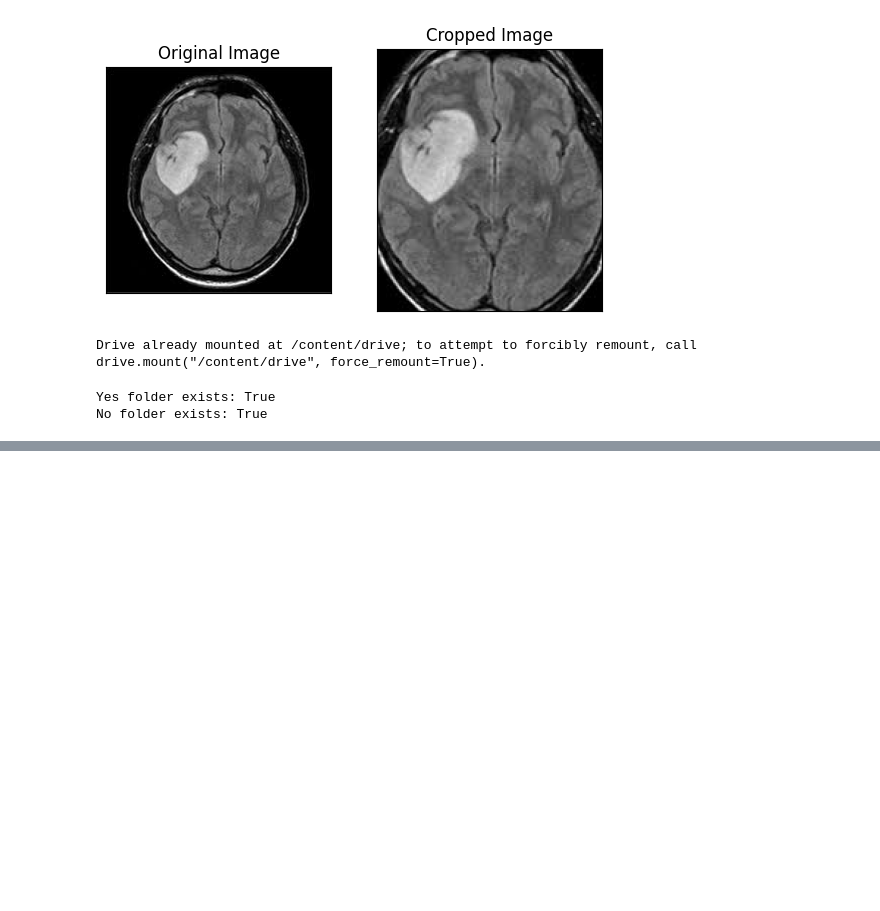
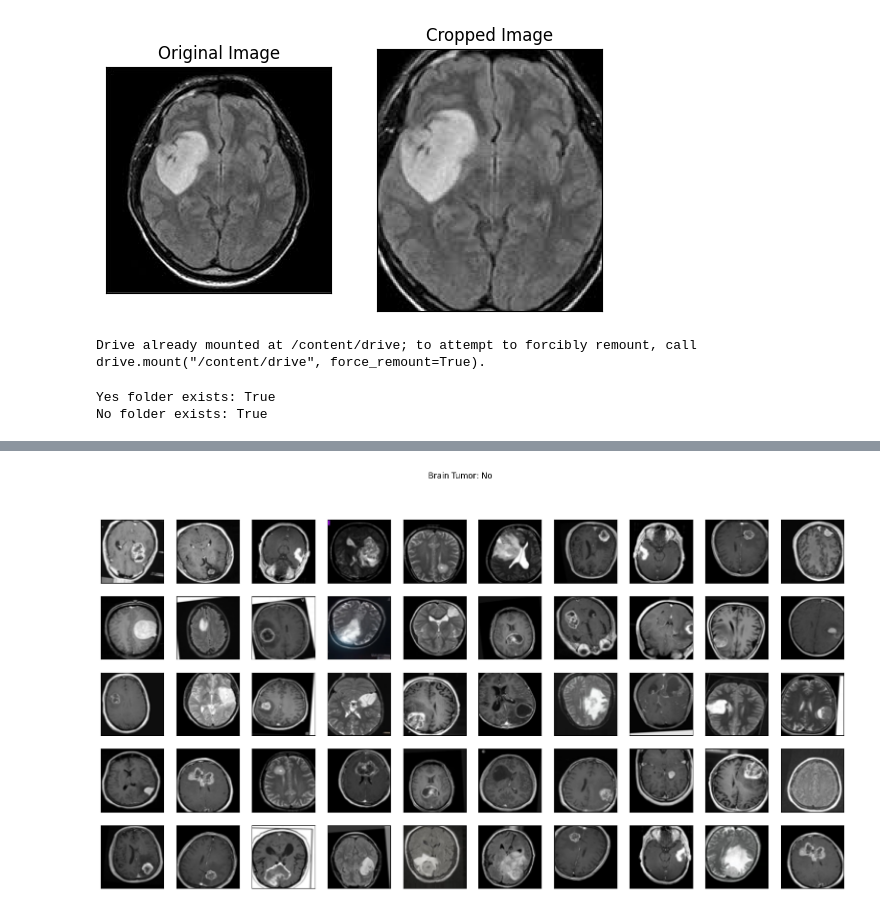
Before and after one commit to Talha-shariff/Braintumor_detection, a Jupyter notebook: btd.ipynb, the cells around one changed output, grey strips where cells are left out. Saved outputs shown, nothing was run; the diff lists cells and outputs as text; code cells hidden in the pictures; blank space fills up the shorter version.

```diff
--- a/btd.ipynb
+++ b/btd.ipynb
@@ -183,0 +174,93 @@ y shape is: (140, 1)
+# %%
+import os
+import numpy as np
+from PIL import Image
+import matplotlib.pyplot as plt
+
+# Step 1: Define the load_data function
+def load_data(directories, target_size):
+    """
+    Loads images from given directories and resizes them to the target size.
+    Arguments:
+        directories: A list of directories containing images for each class.
+        target_size: A tuple (width, height) for resizing the images.
+    Returns:
+        X: A numpy array containing the images.
+        y: A numpy array containing the labels.
+    """
+    images = []
+    labels = []
+
+    # Iterate over the directories (class labels)
+    for label, directory in enumerate(directories):
+        # Iterate through all images in the directory
+        for filename in os.listdir(directory):
+            if filename.endswith('.jpg') or filename.endswith('.png'):  # Check for valid image files
+                # Construct full file path
+                img_path = os.path.join(directory, filename)
+                try:
+                    # Open the image using PIL and resize it
+                    img = Image.open(img_path)
+                    img = img.resize(target_size)
+                    img_array = np.array(img)
+
+                    # If grayscale image, expand dimensions to (height, width, 1)
+                    if img_array.ndim == 2:  # grayscale image
+                        img_array = np.expand_dims(img_array, axis=-1)
+
+                    images.append(img_array)
+                    labels.append(label)  # 0 for 'no' and 1 for 'yes'
+                except Exception as e:
+                    print(f"Error loading image {img_path}: {e}")
+
+    # Convert lists to numpy arrays
+    X = np.array(images)
+    y = np.array(labels)
+
+    return X, y
+
+# Step 2: Define the plot_sample_images function
+def plot_sample_images(X, y, n=50):
+    """
+    Plots n sample images for both values of y (labels).
+    Arguments:
+        X: A numpy array with shape = (#_examples, image_width, image_height, #_channels)
+        y: A numpy array with shape = (#_examples,)
+    """
+    for label in [0, 1]:
+        indices = np.argwhere(y == label).flatten()
+        images = X[indices[:n]]
+
+        columns_n = 10
+        rows_n = int(np.ceil(n / columns_n))
+
+        plt.figure(figsize=(20, 10))
+
+        for i, image in enumerate(images):
+            plt.subplot(rows_n, columns_n, i + 1)
+            plt.imshow(image)
+
+            plt.tick_params(axis='both', which='both', top=False, bottom=False, left=False, right=False,
+                            labelbottom=False, labeltop=False, labelleft=False, labelright=False)
+
+        label_to_str = lambda label: "Yes" if label == 1 else "No"
+        plt.suptitle(f"Brain Tumor: {label_to_str(label)}")
+        plt.show()
+
+# Step 3: Define image dimensions and directories for the augmented data
+IMG_WIDTH = 64
+IMG_HEIGHT = 64
+
+augmented_yes = '/content/drive/MyDrive/augmented data/yes'
+augmented_no = '/content/drive/MyDrive/augmented data/no'
+
+# Step 4: Load the data using load_data
+X, y = load_data([augmented_yes, augmented_no], (IMG_WIDTH, IMG_HEIGHT))
+
+# Step 5: Verify the shape of X and y
+print(f"X shape: {X.shape}")
+print(f"y shape: {y.shape}")
+
+# Step 6: Plot sample images
+plot_sample_images(X, y)
+# %% [output]
@@ -183,0 +269 @@ y shape is: (140, 1)
+[figure, added]
```
Also changed, not shown: parts of 23 cells of this notebook.
